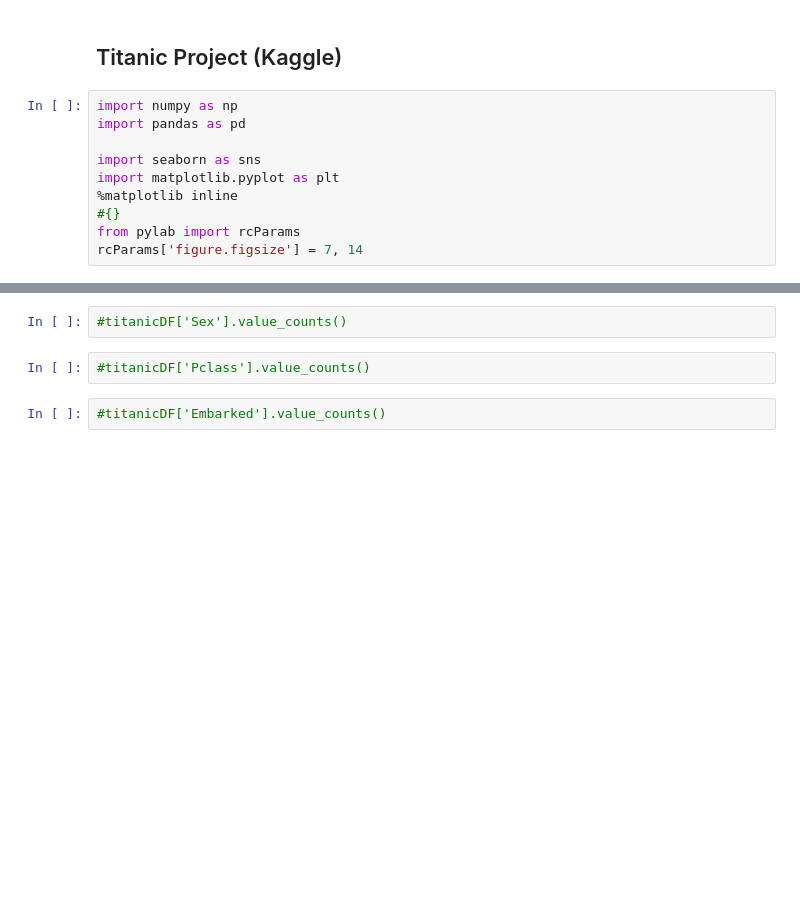
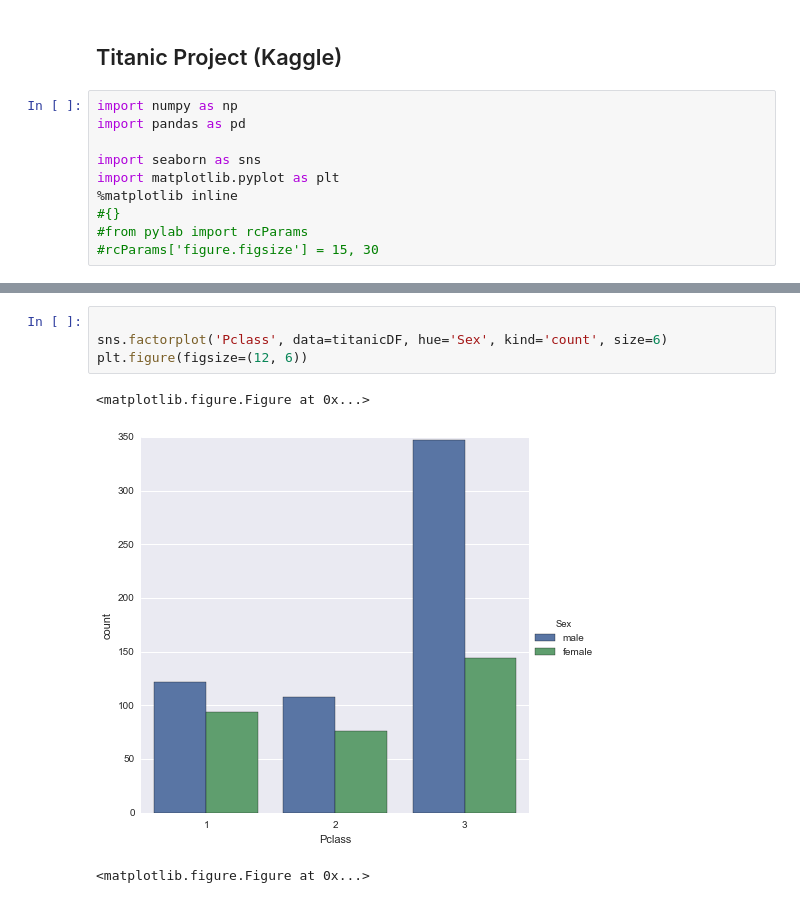
Before and after one commit to RyanSCodes/Titanic-Project, a Jupyter notebook: Titanic-Project.ipynb, the cells around one changed output, grey strips where cells are left out. Cells and saved outputs as stored; diff of their text form; blank space fills up the shorter version.

```diff
--- a/Titanic-Project.ipynb
+++ b/Titanic-Project.ipynb
@@ -8,8 +8,8 @@ import seaborn as sns
 import matplotlib.pyplot as plt
 %matplotlib inline
 #{}
-from pylab import rcParams
-rcParams['figure.figsize'] = 7, 14
+#from pylab import rcParams
+#rcParams['figure.figsize'] = 15, 30
 # %%
 titanicDF = pd.read_csv('train.csv')
 titanicDF.head()
@@ -20,9 +20,11 @@ titanicDF.head()
 | 2 | 3 | 1 | 3 | Heikkinen, Miss. Laina | female | 26 | 0 | 0 | STON/O2. 3101282 | 7.9250 | ... |
 | 3 | 4 | 1 | 1 | Futrelle, Mrs. Jacques Heath (Lil... | female | 35 | 1 | 0 | 113803 | 53.1000 | ... |
 | 4 | 5 | 0 | 3 | Allen, Mr. William Henry | male | 35 | 0 | 0 | 373450 | 8.0500 | ... |
-# %%
-#titanicDF['Sex'].value_counts()
-# %%
-#titanicDF['Pclass'].value_counts()
-# %%
-#titanicDF['Embarked'].value_counts()
+# %%
+
+sns.factorplot('Pclass', data=titanicDF, hue='Sex', kind='count', size=6)
+plt.figure(figsize=(12, 6))
+# %% [output]
+<matplotlib.figure.Figure at 0x...>
+[figure, added]
+<matplotlib.figure.Figure at 0x...>
```
Also changed, not shown: parts of 27 cells of this notebook.
